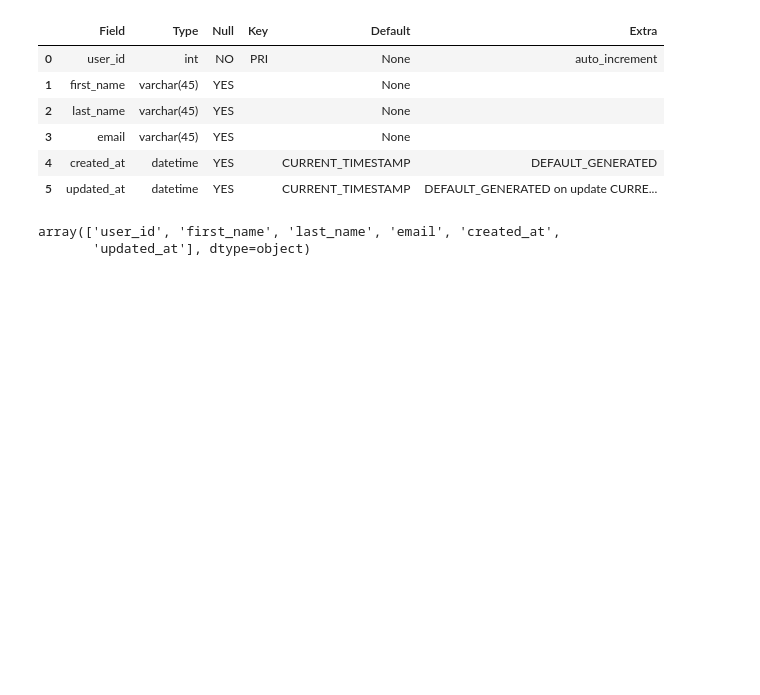
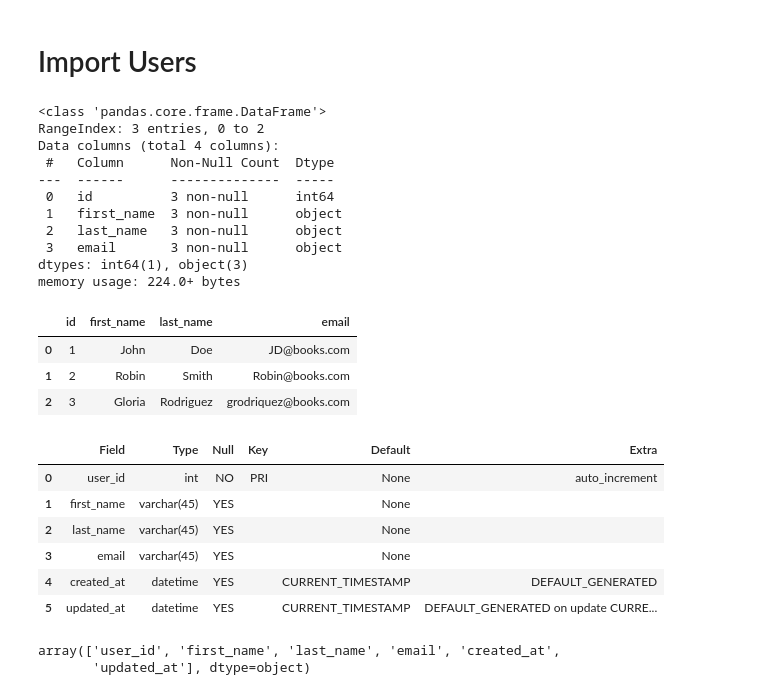
Before and after one commit to DJ-Adams/Books, a Jupyter notebook: Books_Core.ipynb, the cells around one changed output. Cells and saved outputs as stored; diff of their text form; code cells hidden in the pictures; blank space fills up the shorter version.

```diff
--- a/Books_Core.ipynb
+++ b/Books_Core.ipynb
@@ -42,3 +235,25 @@ memory usage: 408.0+ bytes
+# %% [markdown]
+# Import Users
+# %%
+users = pd.read_csv('Data/users  - users.csv')
+users.info()
+users.head()
+# %% [output]
+<class 'pandas.core.frame.DataFrame'>
+RangeIndex: 3 entries, 0 to 2
+Data columns (total 4 columns):
+ #   Column      Non-Null Count  Dtype
+---  ------      --------------  -----
+ 0   id          3 non-null      int64
+ 1   first_name  3 non-null      object
+ 2   last_name   3 non-null      object
+ 3   email       3 non-null      object
+dtypes: int64(1), object(3)
+memory usage: 224.0+ bytes
+|  | id | first_name | last_name | email |
+| 0 | 1 | John | Doe | JD@books.com |
+| 1 | 2 | Robin | Smith | Robin@books.com |
+| 2 | 3 | Gloria | Rodriguez | grodriquez@books.com |
 # %%
 q = '''DESCRIBE users;'''
 describe = pd.read_sql(q, conn)
```
Also changed, not shown: parts of 56 cells of this notebook, 4 other files.
